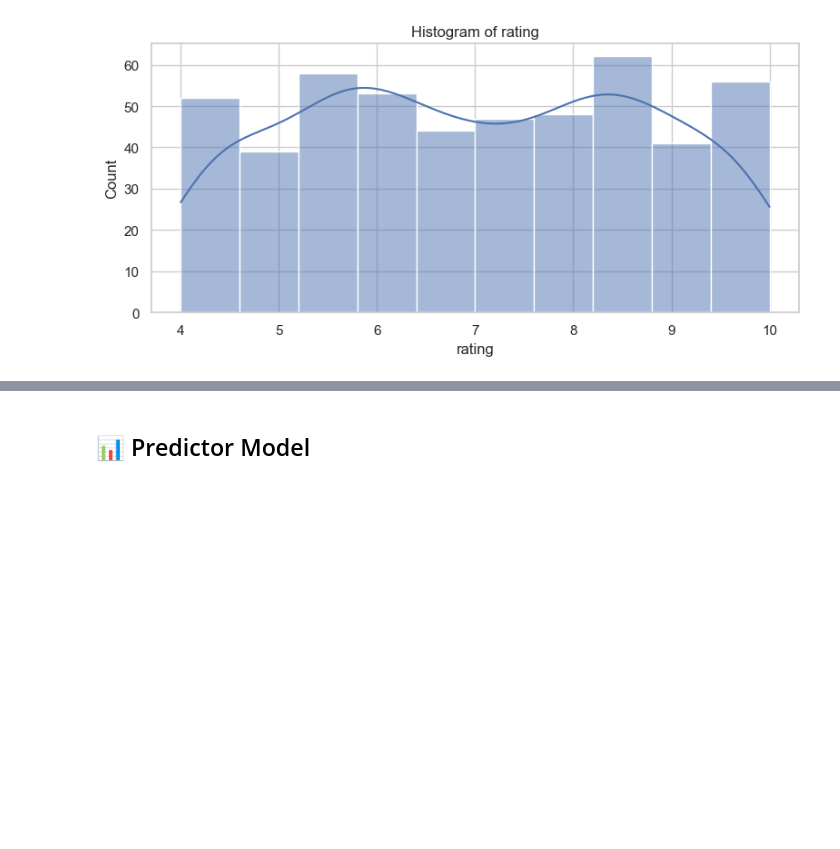
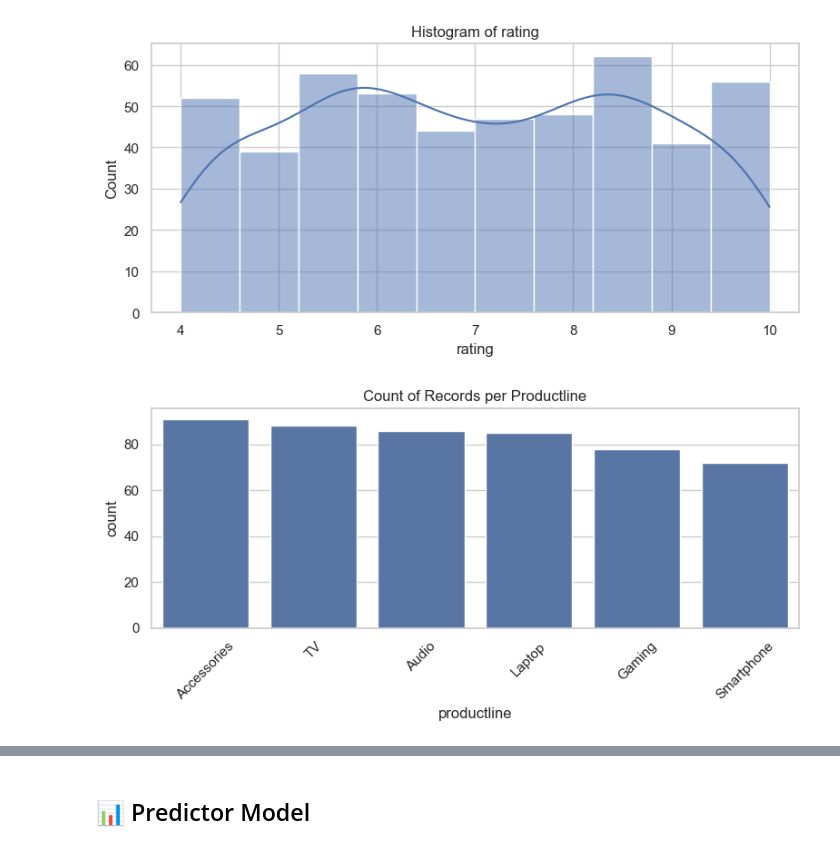
Before and after one commit to DiffelVIA/retail_sales_analysis, a Jupyter notebook: retail_sales_analysis.ipynb, the cells around one changed output, grey strips where cells are left out. Drawn from its saved outputs; the diff is of its cells as text; code cells hidden in the pictures; blank space fills up the shorter version.

Commit message:
graphs

```diff
--- a/retail_sales_analysis.ipynb
+++ b/retail_sales_analysis.ipynb
@@ -156,3 +179,12 @@ for col in numeric_columns:
 [figure]
 [figure]
 [figure]
+# %%
+plt.figure(figsize=(8,4))
+sns.countplot(data=df, x='productline', order=df['productline'].value_counts().index)
+plt.title('Count of Records per Productline')
+plt.xticks(rotation=45)
+plt.tight_layout()
+plt.show()
+# %% [output]
+[figure, added]
```
Also changed, not shown: parts of 3 cells of this notebook, 11 other files.
